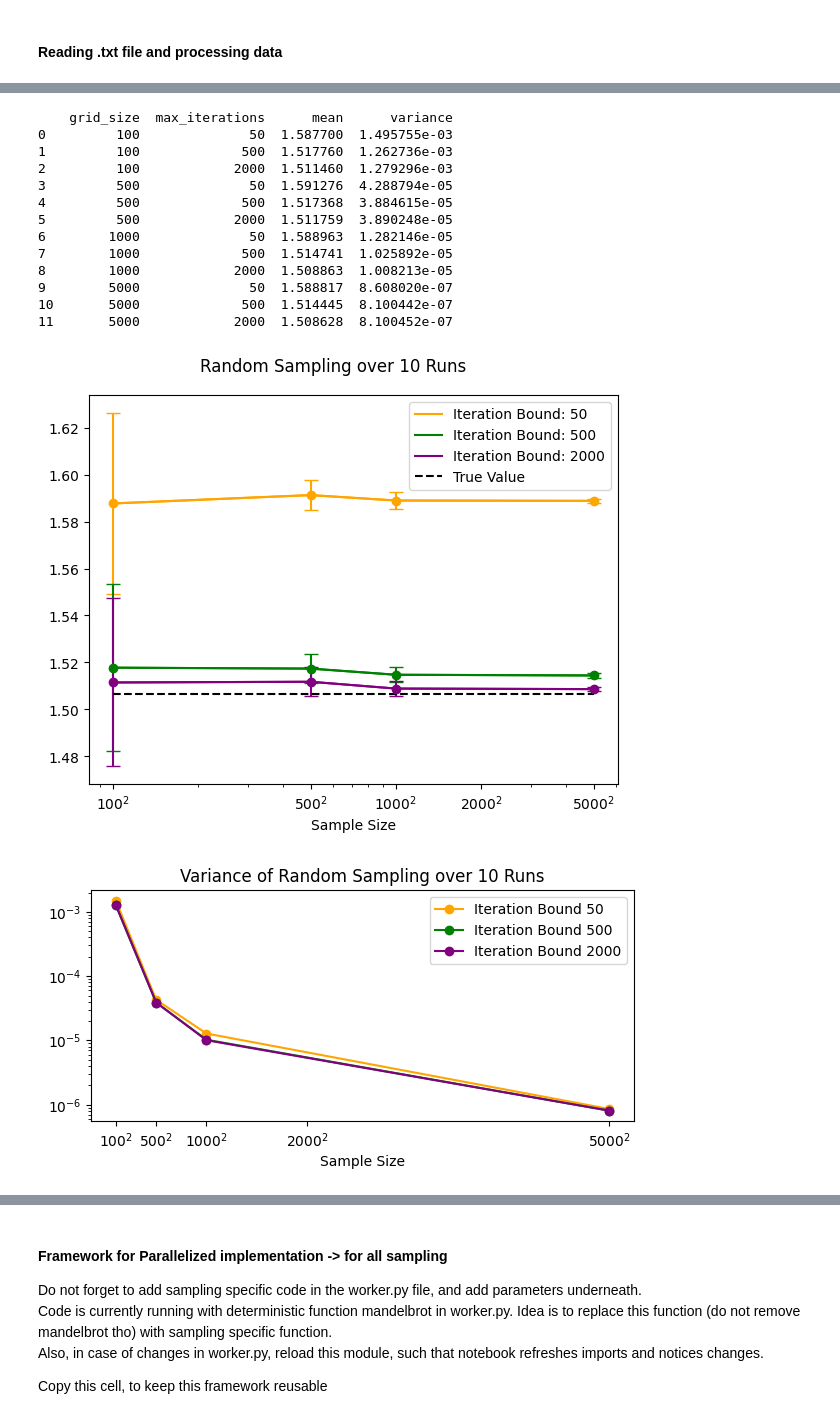
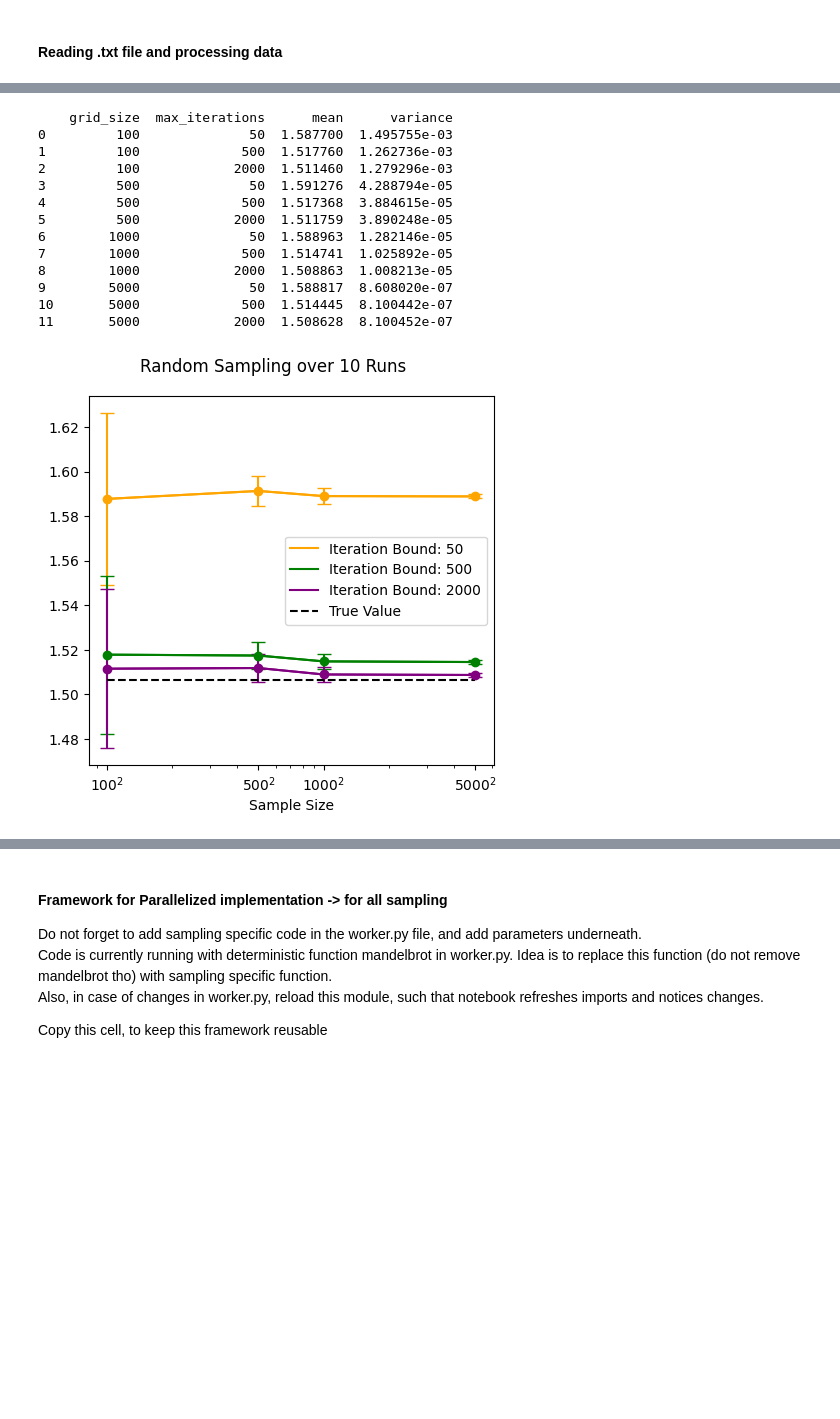
Before and after one commit to Babur-Jihanshahi/ChrisHoynckvanPapendrecht_15340791_CharlotteKoolen_15888592_ZiyaSungkar_14904950_1, a Jupyter notebook: madelbrot_sim.ipynb, the cells around one changed output, grey strips where cells are left out. Saved outputs shown, nothing was run; the diff lists cells and outputs as text; code cells hidden in the pictures; blank space fills up the shorter version.

```diff
--- a/madelbrot_sim.ipynb
+++ b/madelbrot_sim.ipynb
@@ -160,17 +219,17 @@ df_l['fraction'] = (1- df_l['points_inside'] / df_l['total_points'])*9
 average_fraction = df_l.groupby(['grid_size', 'max_iterations'])['fraction'].mean()
 variance_fraction = df_l.groupby(['grid_size', 'max_iterations'])['fraction'].var()
 
-mean_var = pd.DataFrame({
+mean_var_l = pd.DataFrame({
     'mean': average_fraction,
     'variance': variance_fraction
 }).reset_index()
-print(mean_var)
+print(mean_var_l)
 
 colors = ["orange", "green", "purple"]
-fig, (ax1, ax2) = plt.subplots(2,1, sharex= True, figsize=(7,6), gridspec_kw={'height_ratios': [1, 1], 'hspace': 0.05})
+fig, (ax1, ax2) = plt.subplots(2,1, sharex= True, figsize=(5,5), gridspec_kw={'height_ratios': [1, 1], 'hspace': 0.05})
 # bax = brokenaxes(ylims=((1.5, 1.525), (1.58, 1.595)), hspace=.05)
 i = 0
-for name, group in mean_var.groupby("max_iterations"):
+for name, group in mean_var_l.groupby("max_iterations"):
     ax1.plot(group['grid_size'], group['mean'], color=colors[i], label=f"Iteration Bound: {name}")
     ax1.errorbar(group['grid_size'], group["mean"], yerr=np.sqrt(group['variance']), fmt='o-', color=colors[i], capsize=5)
 
@@ -192,22 +251,23 @@ ax2.set_ylim(1.48, 1.55)
 ax1.set_xscale("log")
 ax2.set_xscale("log")
 
-custom_ticks = [100, 500, 1000, 2000, 5000]
+custom_ticks = [100, 500, 1000, 5000]
 ax2.set_xticks(custom_ticks)  # Set tick positions
 ax2.set_xticklabels([f"${tick}^2$" for tick in custom_ticks])
 ax2.set_xlabel("Sample Size")
-fig.suptitle("latin-Hypercube Sampling over 10 Runs")
+fig.suptitle("Latin Hypercube Sampling over 10 Runs")
 plt.tight_layout()
+plt.savefig("Latin_mean.png", dpi=300)
 plt.show()
 
 plt.figure(figsize=(7,3))
 i = 0
-for name, group in mean_var.groupby("max_iterations"):
+for name, group in mean_var_l.groupby("max_iterations"):
     plt.plot(group["grid_size"], group['variance'], marker='o', color= colors[i],label = f'Iteration Bound {name}')
     i+=1
-plt.title("Variance of Latin Hyper-Cube Sampling over 10 Runs")
+plt.title("Variance of Latin Hyper Cube Sampling over 10 Runs")
 
-custom_ticks = [100, 500, 1000, 2000, 5000]
+custom_ticks = [100, 500, 1000, 5000]
 ax =plt.gca()
 ax.set_xticks(custom_ticks)  # Set tick positions
 ax.set_xticklabels([f"${tick}^2$" for tick in custom_ticks])
@@ -251,7 +311,7 @@ mean_var = pd.DataFrame({
 print(mean_var)
 
 colors = ["orange", "green", "purple"]
-fig, ax = plt.subplots(1,1, sharex= True, figsize=(6,5))
+fig, ax = plt.subplots(1,1, sharex= True, figsize=(4.8,4.8))
 # bax = brokenaxes(ylims=((1.5, 1.525), (1.58, 1.595)), hspace=.05)
 i = 0
 for name, group in mean_var.groupby("max_iterations"):
@@ -268,50 +328,33 @@ ax.plot(group['grid_size'], [1.506484]*4, color='black', linestyle= '--', label=
 ax.legend()
 
 
 # ax1.set_ylim(1.56, 1.63)
 # ax2.set_ylim(1.48, 1.55)
 
 # Set log scale on x-axis
 ax.set_xscale("log")
 
 
-custom_ticks = [100, 500, 1000, 2000, 5000]
+custom_ticks = [100, 500, 1000, 5000]
 ax.set_xticks(custom_ticks)  # Set tick positions
 ax.set_xticklabels([f"${tick}^2$" for tick in custom_ticks])
 ax.set_xlabel("Sample Size")
 fig.suptitle("Random Sampling over 10 Runs")
 plt.tight_layout()
+plt.savefig("random_sampling.png", dpi=300)
 plt.show()
-
-plt.figure(figsize=(7,3))
-i = 0
-for name, group in mean_var.groupby("max_iterations"):
-    plt.plot(group["grid_size"], group['variance'], marker='o', color= colors[i],label = f'Iteration Bound {name}')
-    i+=1
-plt.title("Variance of Random Sampling over 10 Runs")
-
-custom_ticks = [100, 500, 1000, 2000, 5000]
-ax =plt.gca()
-ax.set_xticks(custom_ticks)  # Set tick positions
-ax.set_xticklabels([f"${tick}^2$" for tick in custom_ticks])
-
-plt.xlabel("Sample Size")
-plt.yscale("log")
-plt.legend()
-plt.show()
 # %% [output]
     grid_size  max_iterations      mean      variance
 0         100              50  1.587700  1.495755e-03
 1         100             500  1.517760  1.262736e-03
 2         100            2000  1.511460  1.279296e-03
 3         500              50  1.591276  4.288794e-05
 4         500             500  1.517368  3.884615e-05
 5         500            2000  1.511759  3.890248e-05
 6        1000              50  1.588963  1.282146e-05
 7        1000             500  1.514741  1.025892e-05
 8        1000            2000  1.508863  1.008213e-05
 9        5000              50  1.588817  8.608020e-07
 10       5000             500  1.514445  8.100442e-07
 11       5000            2000  1.508628  8.100452e-07
-[figure, old version]
+[figure, new version]
-[figure, removed]
```
Also changed, not shown: parts of 7 cells of this notebook, 2 other files.
